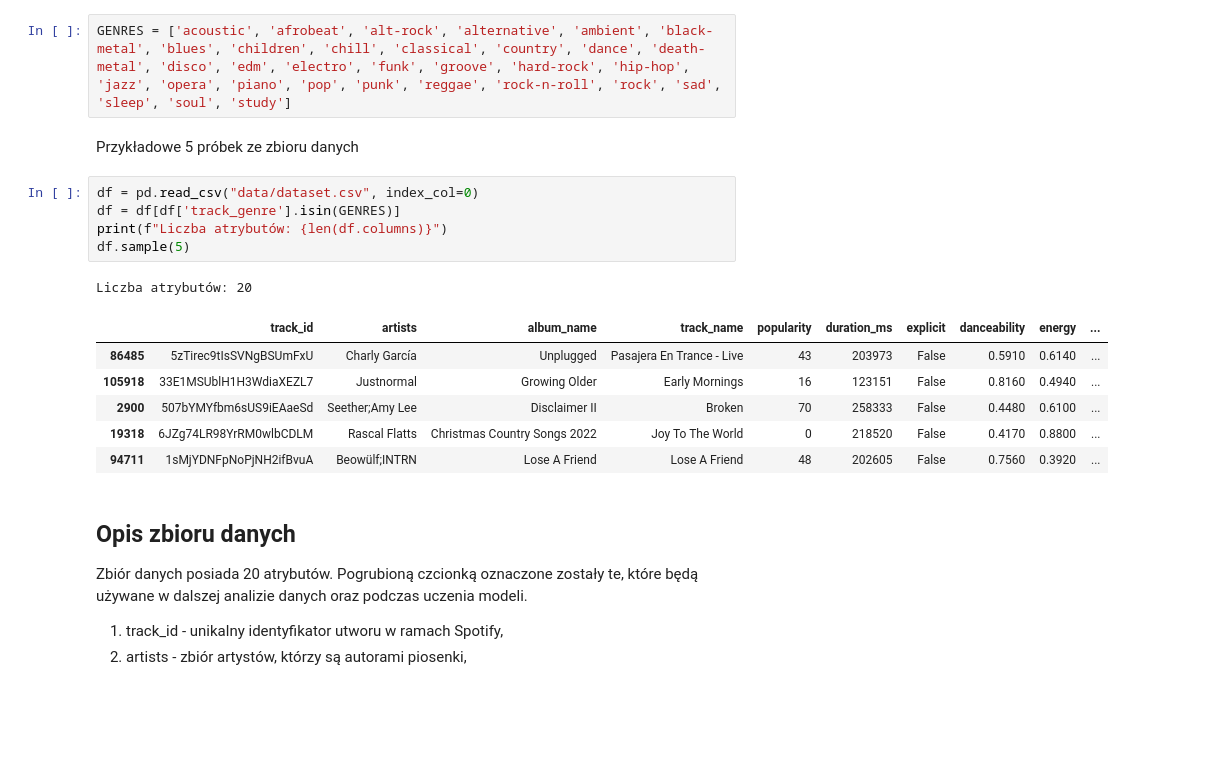
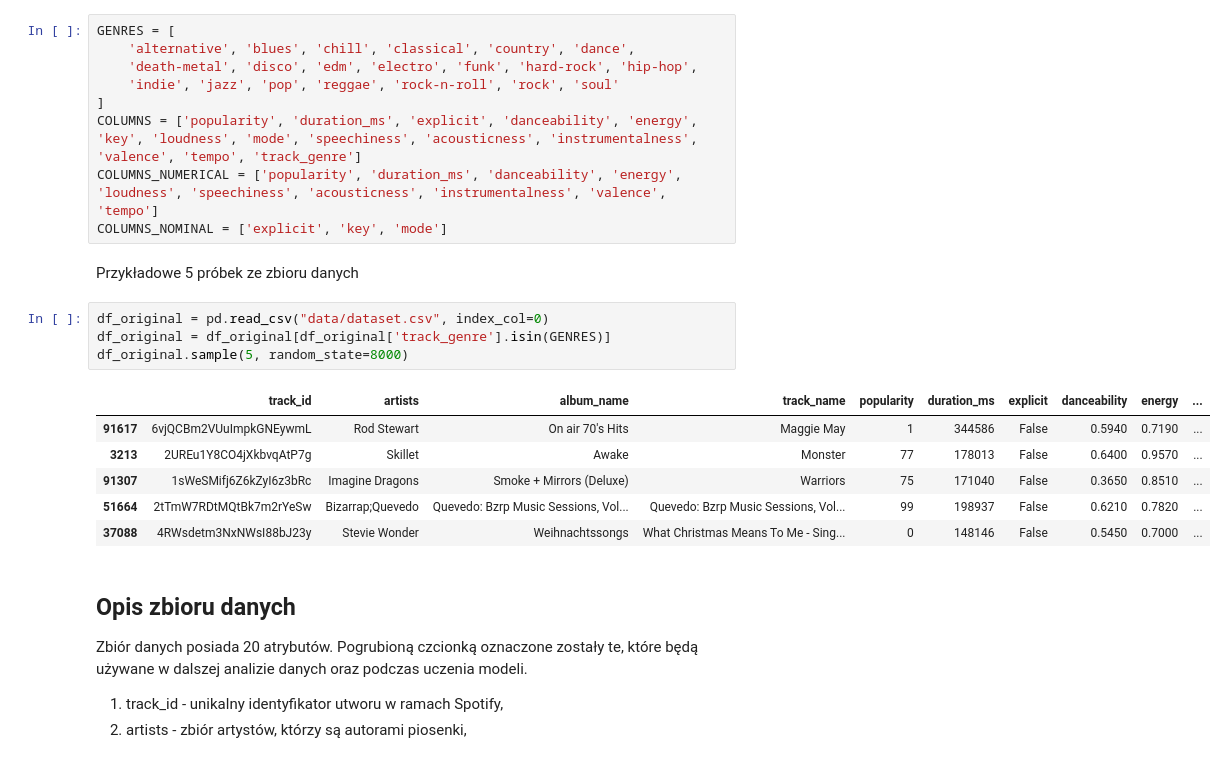
Before and after one commit to anras5/songs-classifier, a Jupyter notebook: data-analysis/src/analysis.ipynb, the cells around one changed output. Saved outputs shown, nothing was run; the diff lists cells and outputs as text; blank space fills up the shorter version.

```diff
--- a/data-analysis/src/analysis.ipynb
+++ b/data-analysis/src/analysis.ipynb
@@ -18,22 +18,27 @@ pd.set_option('display.float_format', lambda x: '%.4f' % x)
 # %% [markdown]
 Z całego zbioru danych zostaną wyfiltrowane tylko niektóre gatunki, które nie zależą od pochodzenia/narodowości twórcy oraz które są popularne.
 # %%
-GENRES = ['acoustic', 'afrobeat', 'alt-rock', 'alternative', 'ambient', 'black-metal', 'blues', 'children', 'chill', 'classical', 'country', 'dance', 'death-metal', 'disco', 'edm', 'electro', 'funk', 'groove', 'hard-rock', 'hip-hop', 'jazz', 'opera', 'piano', 'pop', 'punk', 'reggae', 'rock-n-roll', 'rock', 'sad', 'sleep', 'soul', 'study']
+GENRES = [
+    'alternative', 'blues', 'chill', 'classical', 'country', 'dance',
+    'death-metal', 'disco', 'edm', 'electro', 'funk', 'hard-rock', 'hip-hop',
+    'indie', 'jazz', 'pop', 'reggae', 'rock-n-roll', 'rock', 'soul'
+]
+COLUMNS = ['popularity', 'duration_ms', 'explicit', 'danceability', 'energy', 'key', 'loudness', 'mode', 'speechiness', 'acousticness', 'instrumentalness', 'valence', 'tempo', 'track_genre']
+COLUMNS_NUMERICAL = ['popularity', 'duration_ms', 'danceability', 'energy', 'loudness', 'speechiness', 'acousticness', 'instrumentalness', 'valence', 'tempo']
+COLUMNS_NOMINAL = ['explicit', 'key', 'mode']
 # %% [markdown]
 Przykładowe 5 próbek ze zbioru danych
 # %%
-df = pd.read_csv("data/dataset.csv", index_col=0)
-df = df[df['track_genre'].isin(GENRES)]
-print(f"Liczba atrybutów: {len(df.columns)}")
-df.sample(5)
+df_original = pd.read_csv("data/dataset.csv", index_col=0)
+df_original = df_original[df_original['track_genre'].isin(GENRES)]
+df_original.sample(5, random_state=8000)
 # %% [output]
-Liczba atrybutów: 20
 |  | track_id | artists | album_name | track_name | popularity | duration_ms | explicit | danceability | energy | ... |
-| 86485 | 5zTirec9tIsSVNgBSUmFxU | Charly García | Unplugged | Pasajera En Trance - Live | 43 | 203973 | False | 0.5910 | 0.6140 | ... |
-| 105918 | 33E1MSUblH1H3WdiaXEZL7 | Justnormal | Growing Older | Early Mornings | 16 | 123151 | False | 0.8160 | 0.4940 | ... |
-| 2900 | 507bYMYfbm6sUS9iEAaeSd | Seether;Amy Lee | Disclaimer II | Broken | 70 | 258333 | False | 0.4480 | 0.6100 | ... |
-| 19318 | 6JZg74LR98YrRM0wlbCDLM | Rascal Flatts | Christmas Country Songs 2022 | Joy To The World | 0 | 218520 | False | 0.4170 | 0.8800 | ... |
-| 94711 | 1sMjYDNFpNoPjNH2ifBvuA | Beowülf;INTRN | Lose A Friend | Lose A Friend | 48 | 202605 | False | 0.7560 | 0.3920 | ... |
+| 91617 | 6vjQCBm2VUuImpkGNEywmL | Rod Stewart | On air 70's Hits | Maggie May | 1 | 344586 | False | 0.5940 | 0.7190 | ... |
+| 3213 | 2UREu1Y8CO4jXkbvqAtP7g | Skillet | Awake | Monster | 77 | 178013 | False | 0.6400 | 0.9570 | ... |
+| 91307 | 1sWeSMifj6Z6kZyI6z3bRc | Imagine Dragons | Smoke + Mirrors (Deluxe) | Warriors | 75 | 171040 | False | 0.3650 | 0.8510 | ... |
+| 51664 | 2tTmW7RDtMQtBk7m2rYeSw | Bizarrap;Quevedo | Quevedo: Bzrp Music Sessions, Vol... | Quevedo: Bzrp Music Sessions, Vol... | 99 | 198937 | False | 0.6210 | 0.7820 | ... |
+| 37088 | 4RWsdetm3NxNWsI88bJ23y | Stevie Wonder | Weihnachtssongs | What Christmas Means To Me - Sing... | 0 | 148146 | False | 0.5450 | 0.7000 | ... |
 # %% [markdown]
 ## Opis zbioru danych
 
```
Also changed, not shown: parts of 24 cells of this notebook.
